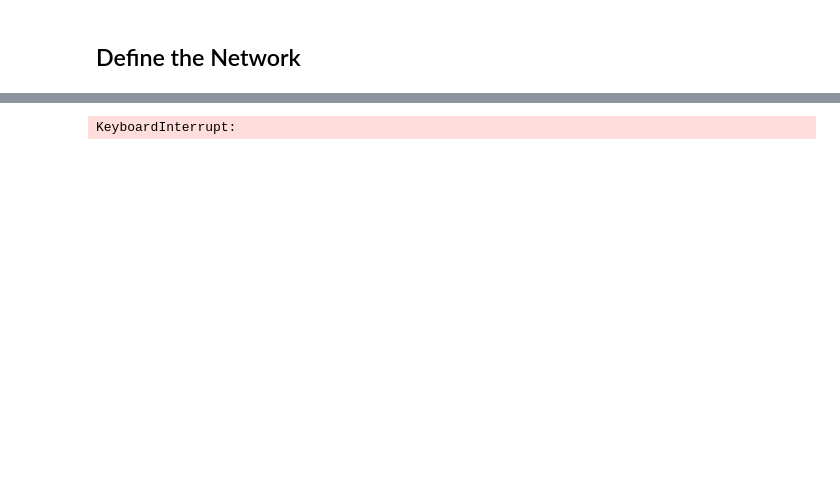
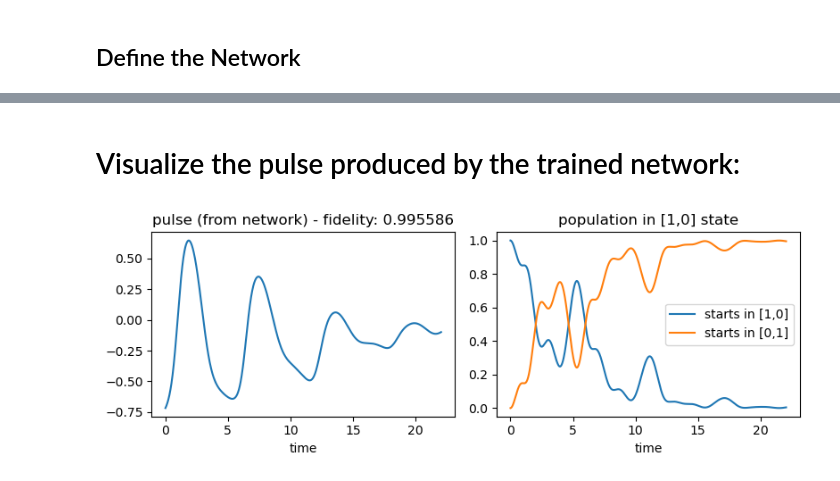
Before and after one commit to eliweissler/CSCI_5576_HW, a Jupyter notebook: final_project/quantum_control.ipynb, the cells around one changed output, grey strips where cells are left out. Saved outputs shown, nothing was run; the diff lists cells and outputs as text; code cells hidden in the pictures; blank space fills up the shorter version.

```diff
--- a/final_project/quantum_control.ipynb
+++ b/final_project/quantum_control.ipynb
@@ -115,45 +212,46 @@ plt.xlabel("iteration")
+# %% [markdown]
+# Visualize the pulse produced by the trained network:
 # %%
-dt = 0.005
-timesteps = 1500
-tlist = np.arange(timesteps)*dt
 
-def get_control_pulse(net, timesteps=timesteps, dt=dt, ctype=torch.complex64):
-
+def get_control_pulse(net, params, timesteps=timesteps, dt=dt, ctype=torch.complex64):
     net.eval()
-    psi = torch.tensor(psi_0, dtype=ctype, device=device)
-    H0_tensor = torch.tensor(H0, dtype=ctype, device=device)
-    H1_tensor = torch.tensor(H1, dtype=ctype, device=device)
-    cntrl_seq = torch.zeros(timesteps, dtype=ctype)
+    psi = params["params"]["psi_0"][0] # torch.tensor(psi_0, dtype=ctype, device=device)
+    t_left = torch.tensor(1, device=device)
+    t_increment = params["params"]["dt"][0]/params["params"]["gate_time"][0]
+    H0_tensor = params["params"]["H0"][0]#torch.tensor(H0, dtype=ctype, device=device)
+    H1_tensor = params["params"]["H1"][0]#torch.tensor(H1, dtype=ctype, device=device)
+    psi_f = params["params"]["psi_f"][0]
+    cntrl_seq = torch.zeros(timesteps, dtype=ctype, device=device)
+    fid = torch.zeros(timesteps, device=device)
     psi_list = []
     for i in range(timesteps):
-        cntrl = net(torch.real(psi).reshape((1,4,1)), torch.imag(psi).reshape((1,4,1)))
+        cntrl = net(torch.real(psi).reshape((1,4,1)), torch.imag(psi).reshape((1,4,1)), t_left)
         cntrl_seq[i] = cntrl
         U = torch.linalg.matrix_exp(-1.0j*dt*(H0_tensor+cntrl*H1_tensor))
         psi = U@psi
+        fid[i] = env.avg_fidelity(psi_f, psi)
         psi_list.append(psi.cpu().detach().numpy())
+        t_left = t_left - t_increment
 
-    return cntrl_seq.cpu().detach().numpy(), psi_list
+    return cntrl_seq.cpu().detach().numpy(), psi_list, fid.cpu().detach().numpy()
 
-pulse, psi_list = get_control_pulse(net)
+pulse, psi_list, fid = get_control_pulse(agent, params, timesteps=len_pulse)
 
-def Ham(t, tlist):
-    tdiff = np.abs(tlist - t)
-    return qt.Qobj(H0 + pulse[np.argmin(tdiff)]*H1)
-
-states_qt = qt.sesolve(lambda t, args: Ham(t, tlist), qt.Qobj(psi_0), tlist=tlist)
-prob0_qt = [np.abs(s[0][0][0])**2 for s in states_qt.states]
 
 prob0_start0 = [np.abs(s[0,0])**2 for s in psi_list]
 prob0_start1 = [np.abs(s[0,1])**2 for s in psi_list]
 
 f, ax = plt.subplots(ncols=2)
-ax[0].set_title("pulse")
+f.set_size_inches((8, 3))
+ax[0].set_title(f"pulse (from network) - fidelity: {str(np.round(fid[-1], 6))}")
 ax[1].set_title("population in [1,0] state")
-ax[0].plot(tlist, pulse)
-# ax[1].plot(tlist, prob0_qt, label="qutip")
-ax[1].plot(tlist, prob0_start0, label="starts in [1,0]")
-ax[1].plot(tlist, prob0_start1, label="starts in [0,1]")
+ax[0].plot(tlist[:len_pulse], pulse)
+ax[0].set_xlabel("time")
+ax[1].plot(tlist[:len_pulse], prob0_start0, label="starts in [1,0]")
+ax[1].plot(tlist[:len_pulse], prob0_start1, label="starts in [0,1]")
+ax[1].set_xlabel("time")
 ax[1].legend()
+plt.tight_layout()
 plt.savefig("pulse.png")
 # %% [output]
-KeyboardInterrupt:
+[figure, added]
```
Also changed, not shown: parts of 12 cells of this notebook, 1 other file.
